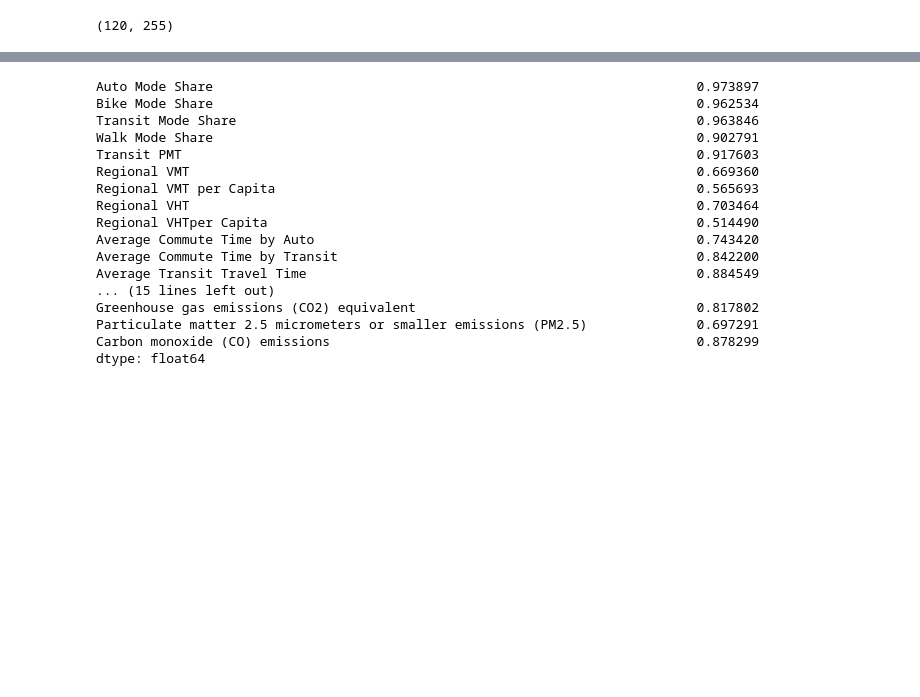
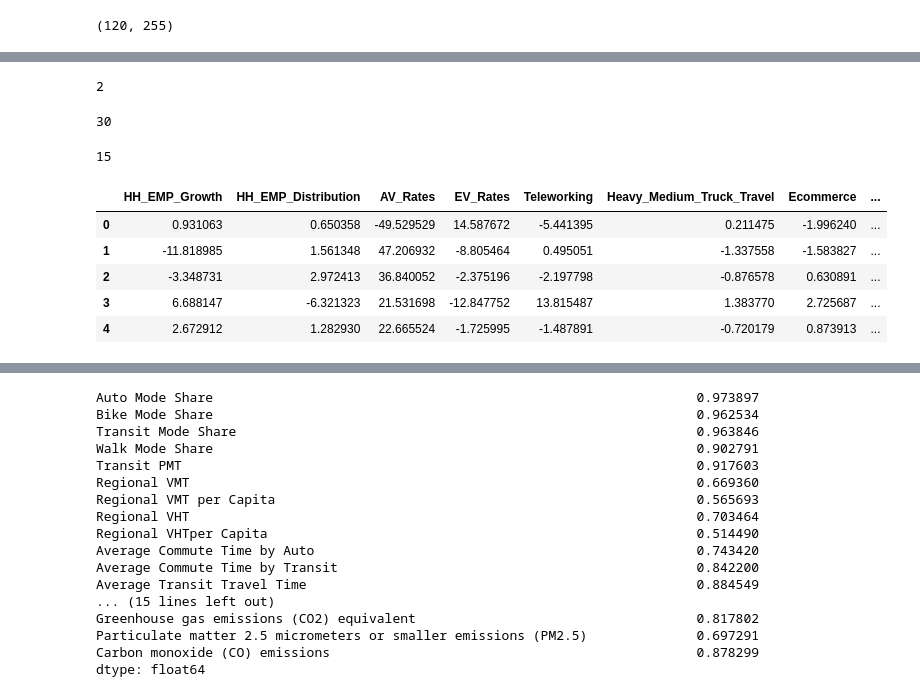
Before and after one commit to wsp-sag/client_pag_exploratory, a Jupyter notebook: notebooks/003_pag_core_model_runs_visualize.ipynb, the cells around one changed output, grey strips where cells are left out. Cells and saved outputs as stored; diff of their text form; code cells hidden in the pictures; blank space fills up the shorter version.

```diff
--- a/notebooks/003_pag_core_model_runs_visualize.ipynb
+++ b/notebooks/003_pag_core_model_runs_visualize.ipynb
@@ -148,0 +51,23 @@ Wall time: 29.1 s
+# %%
+len(mm.function.regression.)
+# %% [output]
+2
+# %%
+len(mm.function.regression.estimators_[0].t_)
+# %% [output]
+30
+# %%
+len(mm.function.regression.estimators_[0].t_[0])
+# %% [output]
+15
+# %%
+t_stats_df = pd.DataFrame(mm.function.regression.estimators_[0].t_, columns = column_names)
+t_stats_df["measure"] = "t-statistic"
+t_stats_df.head()
+# %% [output]
+|  | HH_EMP_Growth | HH_EMP_Distribution | AV_Rates | EV_Rates | Teleworking | Heavy_Medium_Truck_Travel | Ecommerce | ... |
+| 0 | 0.931063 | 0.650358 | -49.529529 | 14.587672 | -5.441395 | 0.211475 | -1.996240 | ... |
+| 1 | -11.818985 | 1.561348 | 47.206932 | -8.805464 | 0.495051 | -1.337558 | -1.583827 | ... |
+| 2 | -3.348731 | 2.972413 | 36.840052 | -2.375196 | -2.197798 | -0.876578 | 0.630891 | ... |
+| 3 | 6.688147 | -6.321323 | 21.531698 | -12.847752 | 13.815487 | 1.383770 | 2.725687 | ... |
+| 4 | 2.672912 | 1.282930 | 22.665524 | -1.725995 | -1.487891 | -0.720179 | 0.873913 | ... |
```
Also changed, not shown: parts of 27 cells of this notebook, 9 other files.
